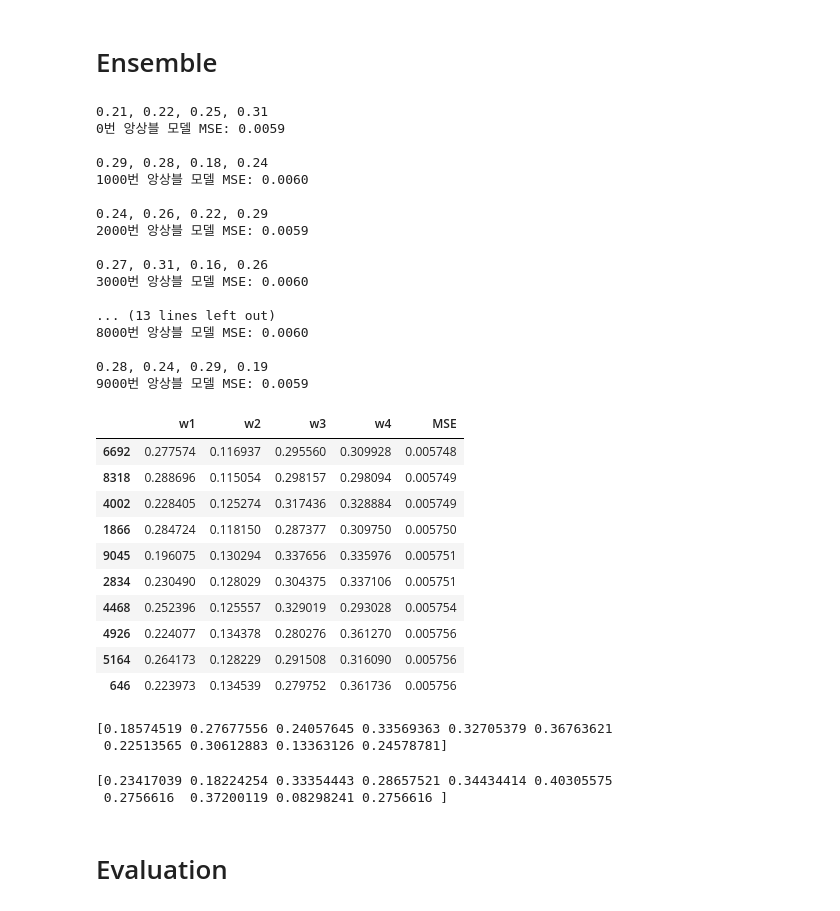
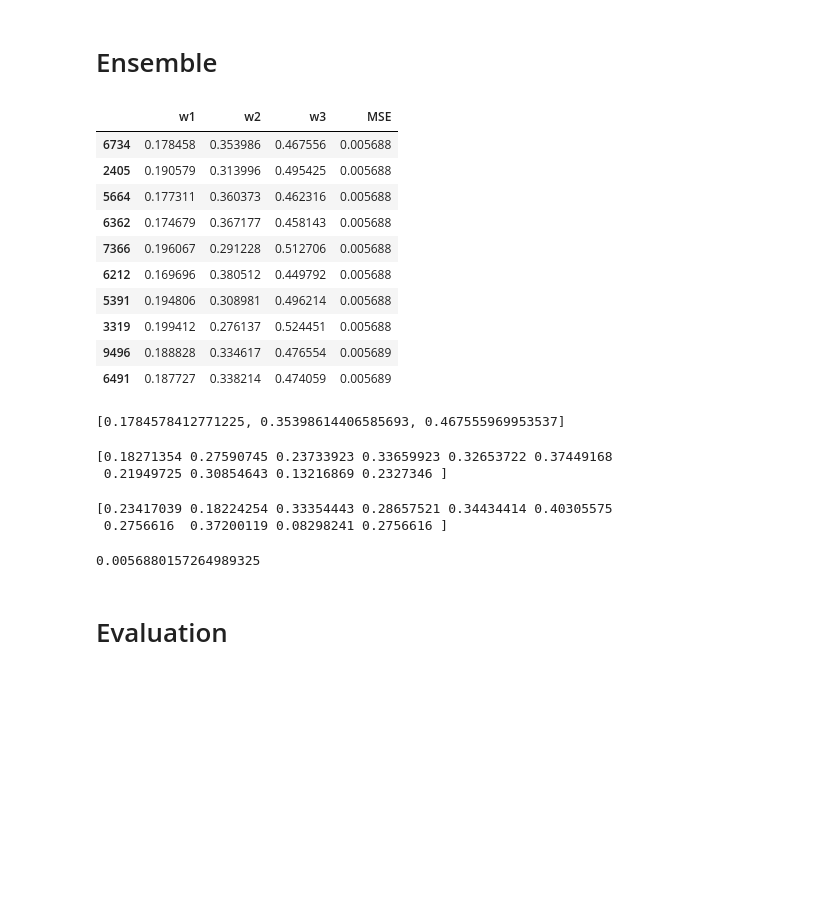
Before and after one commit to kimsunghun00/k-forest, a Jupyter notebook: K-Forest.ipynb, the cells around one changed output. Saved outputs shown, nothing was run; the diff lists cells and outputs as text; code cells hidden in the pictures; blank space fills up the shorter version.

```diff
--- a/K-Forest.ipynb
+++ b/K-Forest.ipynb
@@ -374,0 +377,6 @@ print(X_train.shape, X_test.shape)
+# %%
+from sklearn.tree import DecisionTreeRegressor
+from sklearn.metrics import mean_squared_error
+
+dt = DecisionTreeRegressor(random_state=1000)
+dt.fit(X_train, y_train)
@@ -400,0 +416,5 @@ mean_squared_error(y_test, rf_pred)
+# %%
+from sklearn.linear_model import Ridge
+
+ridge = Ridge(alpha=0.01)
+ridge.fit(X_train, y_train)
@@ -449,7 +487,7 @@ mean_squared_error(y_test, lasso_pred)
 # %%
 import xgboost as xgb
 
-xgb_reg = xgb.XGBRegressor(learning_rate=0.1, max_depth=8, n_estimators=300)
+xgb_reg = xgb.XGBRegressor(learning_rate=0.1, max_depth=10, n_estimators=300)
 xgb_reg.fit(X_train, y_train, verbose=False)
 
 xgb_pred = xgb_reg.predict(X_test)
@@ -506,10 +544,9 @@ import torch
 from sklearn.metrics import mean_squared_error
 
 class EnsembleRegressor:
-    def __init__(self, models, voting='soft', weights=None):
+    def __init__(self, models, weights=None):
 
         self.models = models
-        self.voting = voting
         self.weights = weights
 
         self.pred_list = []
@@ -537,63 +574,51 @@ class EnsembleRegressor:
             mse_ = mean_squared_error(y_test, prediction)
             mse.append(mse_)
 
-            if i % 1000 == 0:
-                print('{:.2f}, {:.2f}, {:.2f}, {:.2f}'.format(weights[i,0], weights[i,1], weights[i,2], weights[i,3]))
-                print('{}번 앙상블 모델 MSE: {:.4f}'.format(i, mse_))
-                print()
-
-        result = pd.DataFrame(weights, columns=['w1', 'w2', 'w3', 'w4'])
+        result = pd.DataFrame(weights, columns=['w1', 'w2', 'w3'])
         result['MSE'] = mse
 
         return result.sort_values('MSE', ascending=True)
 # %%
-models = {'RandomForest' : rf, 'LASSO':lasso, 'XGBOOST': xgb_reg, 'LightGBM' : lgb_reg}
+models = {'RandomForest' : rf,
+          'XGBOOST': xgb_reg, 'LightGBM' : lgb_reg}
 
 ensemble = EnsembleRegressor(models, weights=None)
 result = ensemble.random_search(X_test, y_test, 10000)
 result.head(10)
 # %% [output]
-0.21, 0.22, 0.25, 0.31
-0번 앙상블 모델 MSE: 0.0059
-
-0.29, 0.28, 0.18, 0.24
-1000번 앙상블 모델 MSE: 0.0060
-
-0.24, 0.26, 0.22, 0.29
-2000번 앙상블 모델 MSE: 0.0059
-
-0.27, 0.31, 0.16, 0.26
-3000번 앙상블 모델 MSE: 0.0060
-
-... (13 lines left out)
-8000번 앙상블 모델 MSE: 0.0060
-
-0.28, 0.24, 0.29, 0.19
-9000번 앙상블 모델 MSE: 0.0059
-|  | w1 | w2 | w3 | w4 | MSE |
-| 6692 | 0.277574 | 0.116937 | 0.295560 | 0.309928 | 0.005748 |
-| 8318 | 0.288696 | 0.115054 | 0.298157 | 0.298094 | 0.005749 |
-| 4002 | 0.228405 | 0.125274 | 0.317436 | 0.328884 | 0.005749 |
-| 1866 | 0.284724 | 0.118150 | 0.287377 | 0.309750 | 0.005750 |
-| 9045 | 0.196075 | 0.130294 | 0.337656 | 0.335976 | 0.005751 |
-| 2834 | 0.230490 | 0.128029 | 0.304375 | 0.337106 | 0.005751 |
-| 4468 | 0.252396 | 0.125557 | 0.329019 | 0.293028 | 0.005754 |
-| 4926 | 0.224077 | 0.134378 | 0.280276 | 0.361270 | 0.005756 |
-| 5164 | 0.264173 | 0.128229 | 0.291508 | 0.316090 | 0.005756 |
-| 646 | 0.223973 | 0.134539 | 0.279752 | 0.361736 | 0.005756 |
+|  | w1 | w2 | w3 | MSE |
+| 6734 | 0.178458 | 0.353986 | 0.467556 | 0.005688 |
+| 2405 | 0.190579 | 0.313996 | 0.495425 | 0.005688 |
+| 5664 | 0.177311 | 0.360373 | 0.462316 | 0.005688 |
+| 6362 | 0.174679 | 0.367177 | 0.458143 | 0.005688 |
+| 7366 | 0.196067 | 0.291228 | 0.512706 | 0.005688 |
+| 6212 | 0.169696 | 0.380512 | 0.449792 | 0.005688 |
+| 5391 | 0.194806 | 0.308981 | 0.496214 | 0.005688 |
+| 3319 | 0.199412 | 0.276137 | 0.524451 | 0.005688 |
+| 9496 | 0.188828 | 0.334617 | 0.476554 | 0.005689 |
+| 6491 | 0.187727 | 0.338214 | 0.474059 | 0.005689 |
+# %%
+optimal_weight = result.iloc[0,:3].tolist()
+print(optimal_weight)
+# %% [output]
+[0.1784578412771225, 0.35398614406585693, 0.467555969953537]
 # %%
-ensemble = EnsembleRegressor(models, weights=[0.28, 0.12, 0.3, 0.31])
+ensemble = EnsembleRegressor(models, weights=optimal_weight)
 
 preds = ensemble.predict(X_test)
 print(preds[:10])
 # %% [output]
-[0.18574519 0.27677556 0.24057645 0.33569363 0.32705379 0.36763621
- 0.22513565 0.30612883 0.13363126 0.24578781]
+[0.18271354 0.27590745 0.23733923 0.33659923 0.32653722 0.37449168
+ 0.21949725 0.30854643 0.13216869 0.2327346 ]
 # %%
 print( y_test[:10])
 # %% [output]
 [0.23417039 0.18224254 0.33354443 0.28657521 0.34434414 0.40305575
  0.2756616  0.37200119 0.08298241 0.2756616 ]
+# %%
+mean_squared_error(y_test, preds)
+# %% [output]
+0.0056880157264989325
 # %% [markdown]
 # Evaluation
 # %%
```
Also changed, not shown: parts of 17 cells of this notebook.
